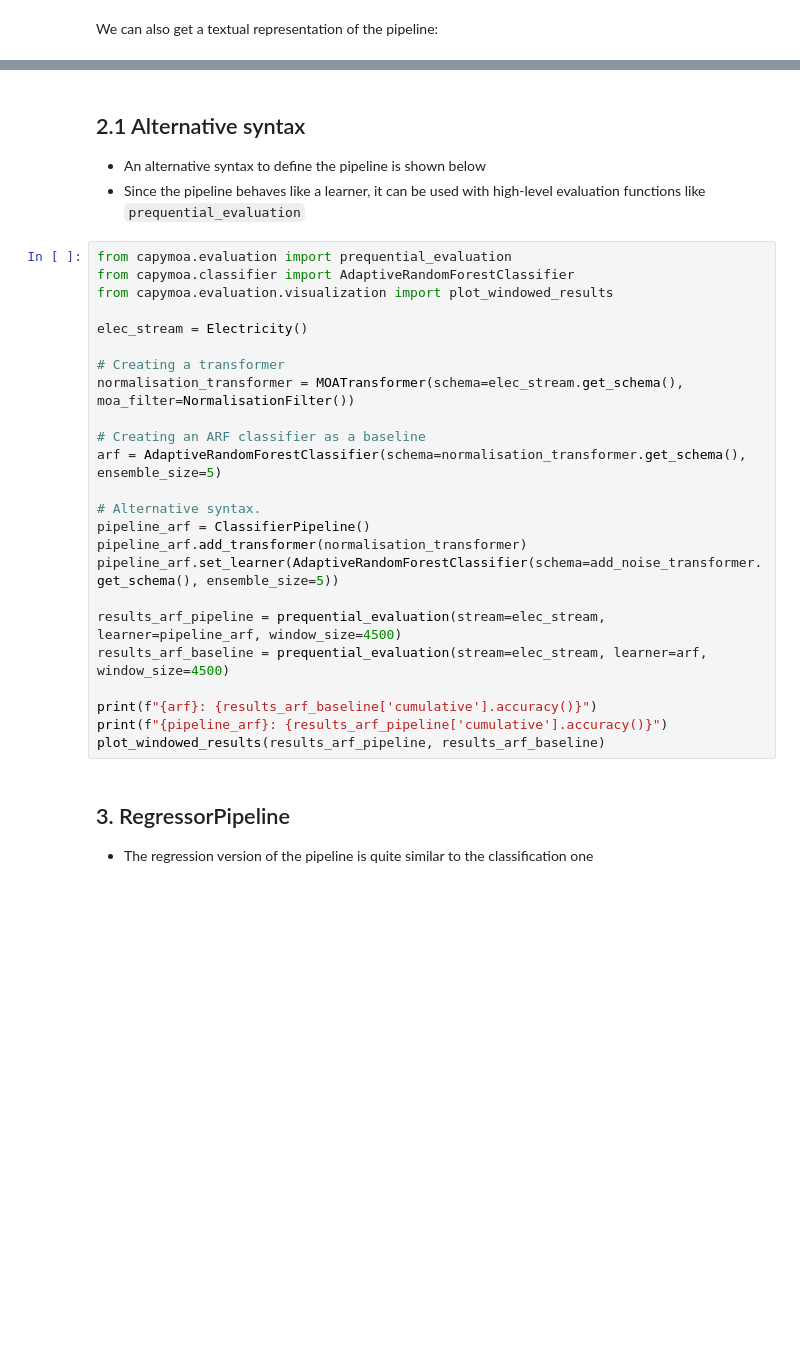
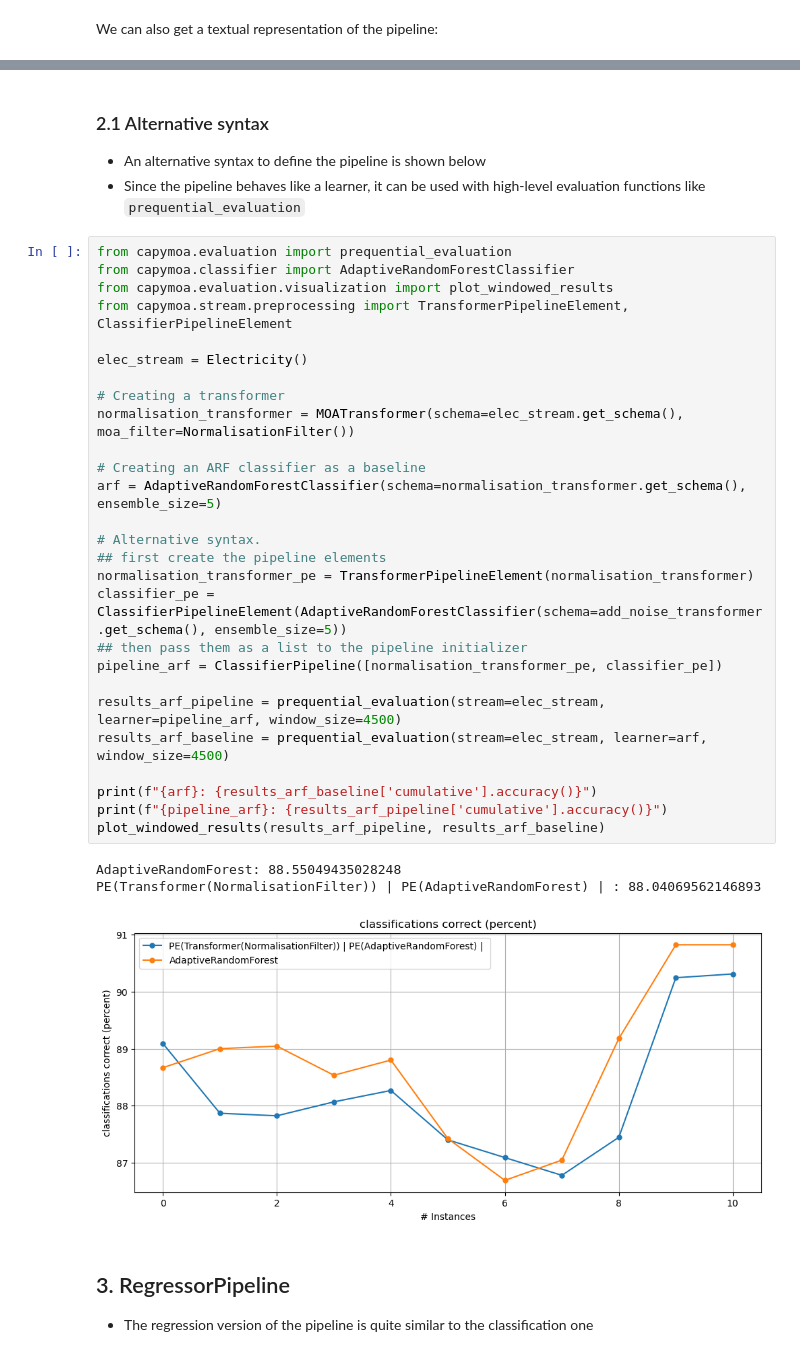
Before and after one commit to adaptive-machine-learning/CapyMOA, a Jupyter notebook: notebooks/07_pipelines.ipynb, the cells around one changed output, grey strips where cells are left out. Cells and saved outputs as stored; diff of their text form; blank space fills up the shorter version.

Commit message:
random search pipeline element

```diff
--- a/notebooks/07_pipelines.ipynb
+++ b/notebooks/07_pipelines.ipynb
@@ -97,31 +202,38 @@ str(pipeline)
 # %% [markdown]
-## 2.1 Alternative syntax
+### 2.1 Alternative syntax
 * An alternative syntax to define the pipeline is shown below
 * Since the pipeline behaves like a learner, it can be used with high-level evaluation functions like `prequential_evaluation`
 # %%
 from capymoa.evaluation import prequential_evaluation
 from capymoa.classifier import AdaptiveRandomForestClassifier
 from capymoa.evaluation.visualization import plot_windowed_results
+from capymoa.stream.preprocessing import TransformerPipelineElement, ClassifierPipelineElement
 
 elec_stream = Electricity()
 
 # Creating a transformer
 normalisation_transformer = MOATransformer(schema=elec_stream.get_schema(), moa_filter=NormalisationFilter())
 
 # Creating an ARF classifier as a baseline
 arf = AdaptiveRandomForestClassifier(schema=normalisation_transformer.get_schema(), ensemble_size=5)
 
 # Alternative syntax.
-pipeline_arf = ClassifierPipeline()
-pipeline_arf.add_transformer(normalisation_transformer)
-pipeline_arf.set_learner(AdaptiveRandomForestClassifier(schema=add_noise_transformer.get_schema(), ensemble_size=5))
+## first create the pipeline elements
+normalisation_transformer_pe = TransformerPipelineElement(normalisation_transformer)
+classifier_pe = ClassifierPipelineElement(AdaptiveRandomForestClassifier(schema=add_noise_transformer.get_schema(), ensemble_size=5))
+## then pass them as a list to the pipeline initializer
+pipeline_arf = ClassifierPipeline([normalisation_transformer_pe, classifier_pe])
 
 results_arf_pipeline = prequential_evaluation(stream=elec_stream, learner=pipeline_arf, window_size=4500)
 results_arf_baseline = prequential_evaluation(stream=elec_stream, learner=arf, window_size=4500)
 
 print(f"{arf}: {results_arf_baseline['cumulative'].accuracy()}")
 print(f"{pipeline_arf}: {results_arf_pipeline['cumulative'].accuracy()}")
 plot_windowed_results(results_arf_pipeline, results_arf_baseline)
+# %% [output]
+AdaptiveRandomForest: 88.55049435028248
+PE(Transformer(NormalisationFilter)) | PE(AdaptiveRandomForest) | : 88.04069562146893
+[figure, added]
 # %% [markdown]
 ## 3. RegressorPipeline
 
```
Also changed, not shown: parts of 18 cells of this notebook, 50 other files.
